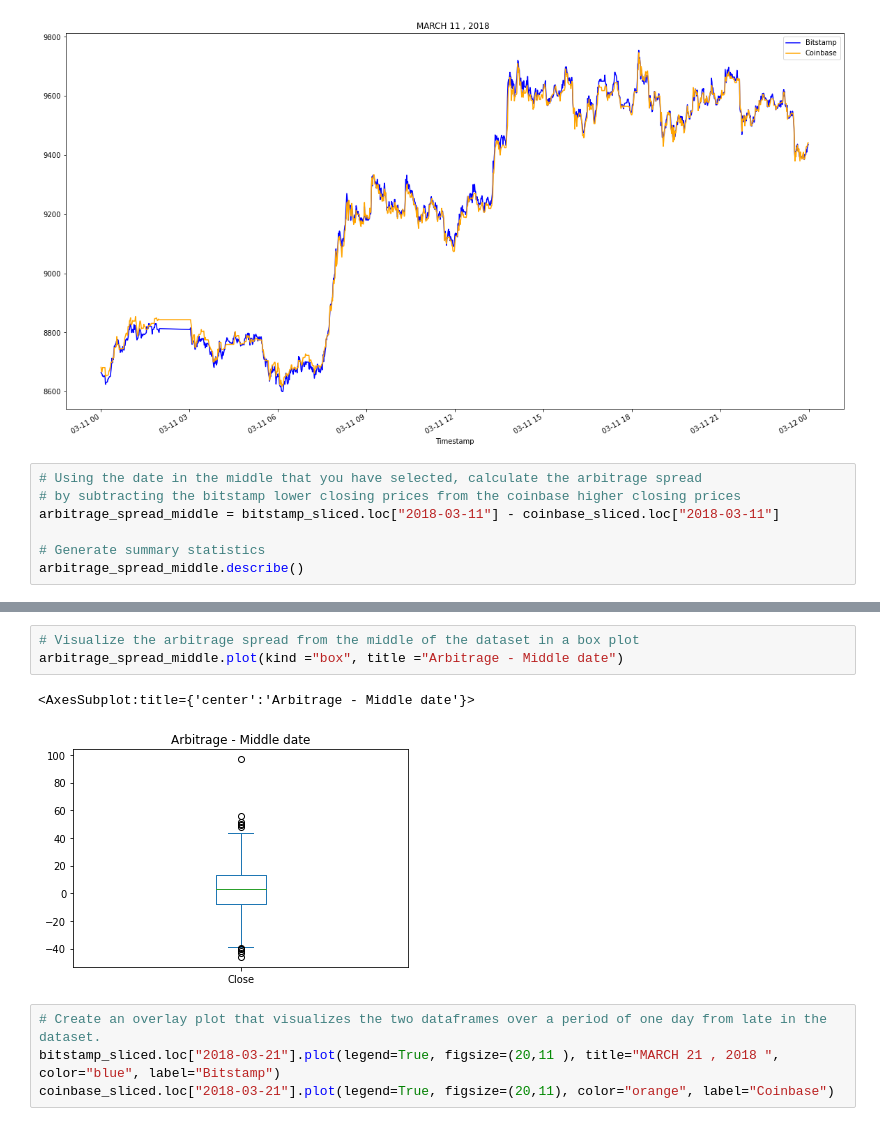
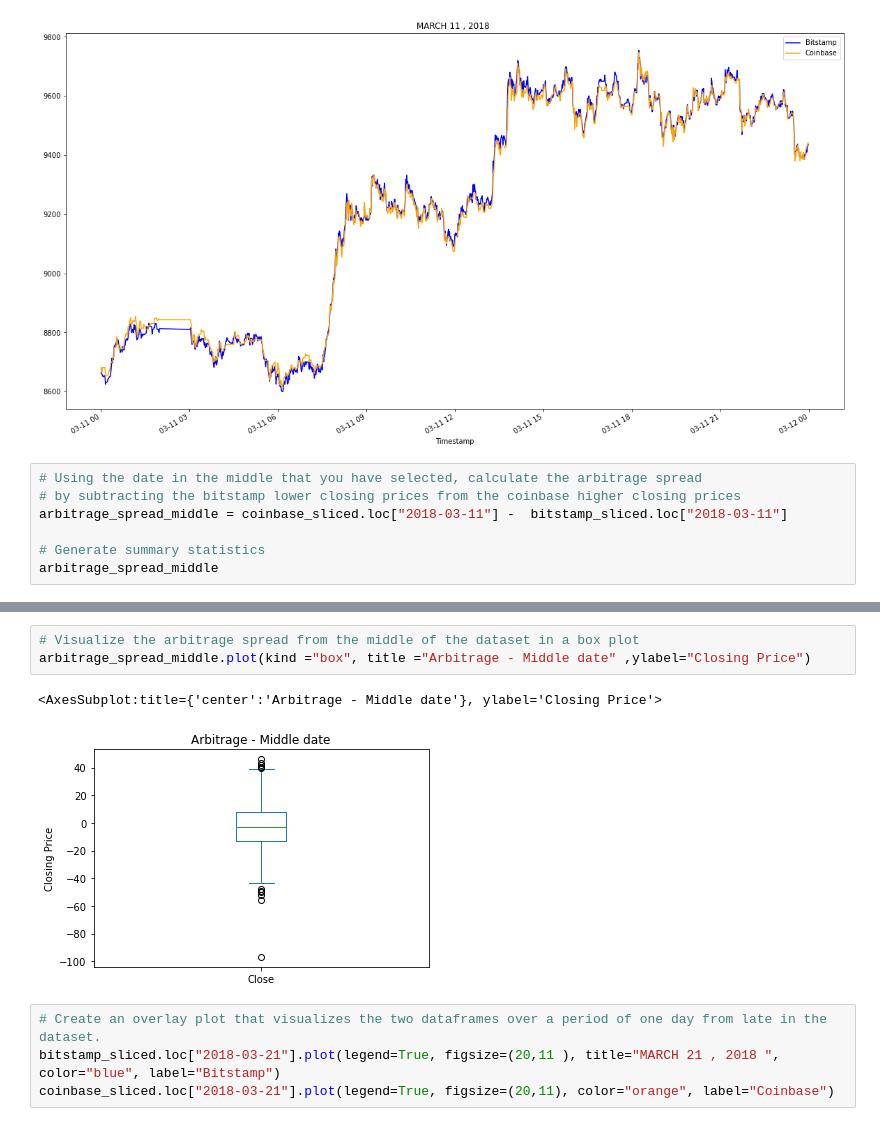
Before and after one commit to brprod8/Abitrage, a Jupyter notebook: abitrage/crypto_arbitrage.ipynb, the cells around one changed output, grey strips where cells are left out. Saved outputs shown, nothing was run; the diff lists cells and outputs as text.

```diff
--- a/abitrage/crypto_arbitrage.ipynb
+++ b/abitrage/crypto_arbitrage.ipynb
@@ -296,8 +316,8 @@ coinbase_sliced.loc["2018-03-11"].plot(legend=True, figsize=(20,11), color="oran
 # %%
 # Using the date in the middle that you have selected, calculate the arbitrage spread
 # by subtracting the bitstamp lower closing prices from the coinbase higher closing prices
-arbitrage_spread_middle = bitstamp_sliced.loc["2018-03-11"] - coinbase_sliced.loc["2018-03-11"]
+arbitrage_spread_middle = coinbase_sliced.loc["2018-03-11"] -  bitstamp_sliced.loc["2018-03-11"]
 
 # Generate summary statistics
-arbitrage_spread_middle.describe()
+arbitrage_spread_middle
 # %% [output]
@@ -313,9 +337,9 @@ Name: Close, dtype: float64
 # %%
 # Visualize the arbitrage spread from the middle of the dataset in a box plot
-arbitrage_spread_middle.plot(kind ="box", title ="Arbitrage - Middle date")
+arbitrage_spread_middle.plot(kind ="box", title ="Arbitrage - Middle date" ,ylabel="Closing Price")
 # %% [output]
-<AxesSubplot:title={'center':'Arbitrage - Middle date'}>
+<AxesSubplot:title={'center':'Arbitrage - Middle date'}, ylabel='Closing Price'>
-[figure, old version]
+[figure, new version]
 # %%
 # Create an overlay plot that visualizes the two dataframes over a period of one day from late in the dataset.
 bitstamp_sliced.loc["2018-03-21"].plot(legend=True, figsize=(20,11 ), title="MARCH 21 , 2018 ", color="blue", label="Bitstamp")
```
Also changed, not shown: parts of 31 cells of this notebook.
